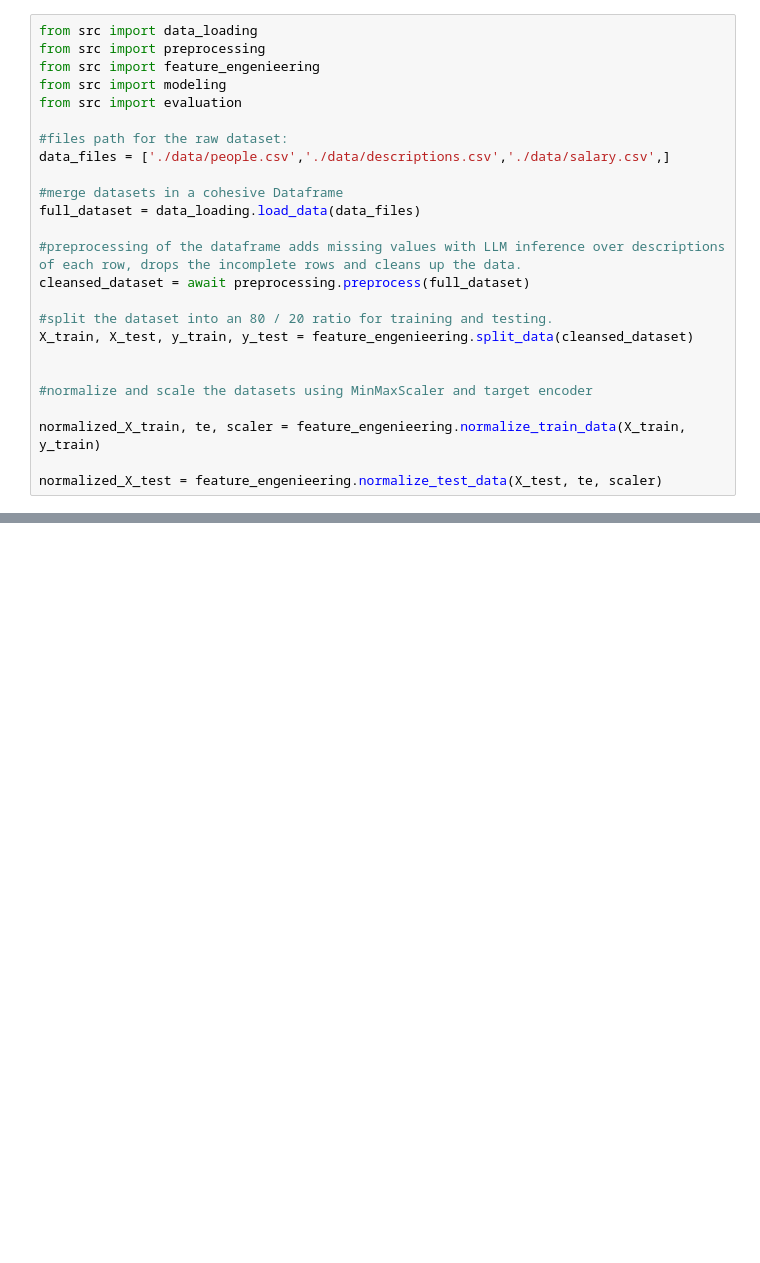
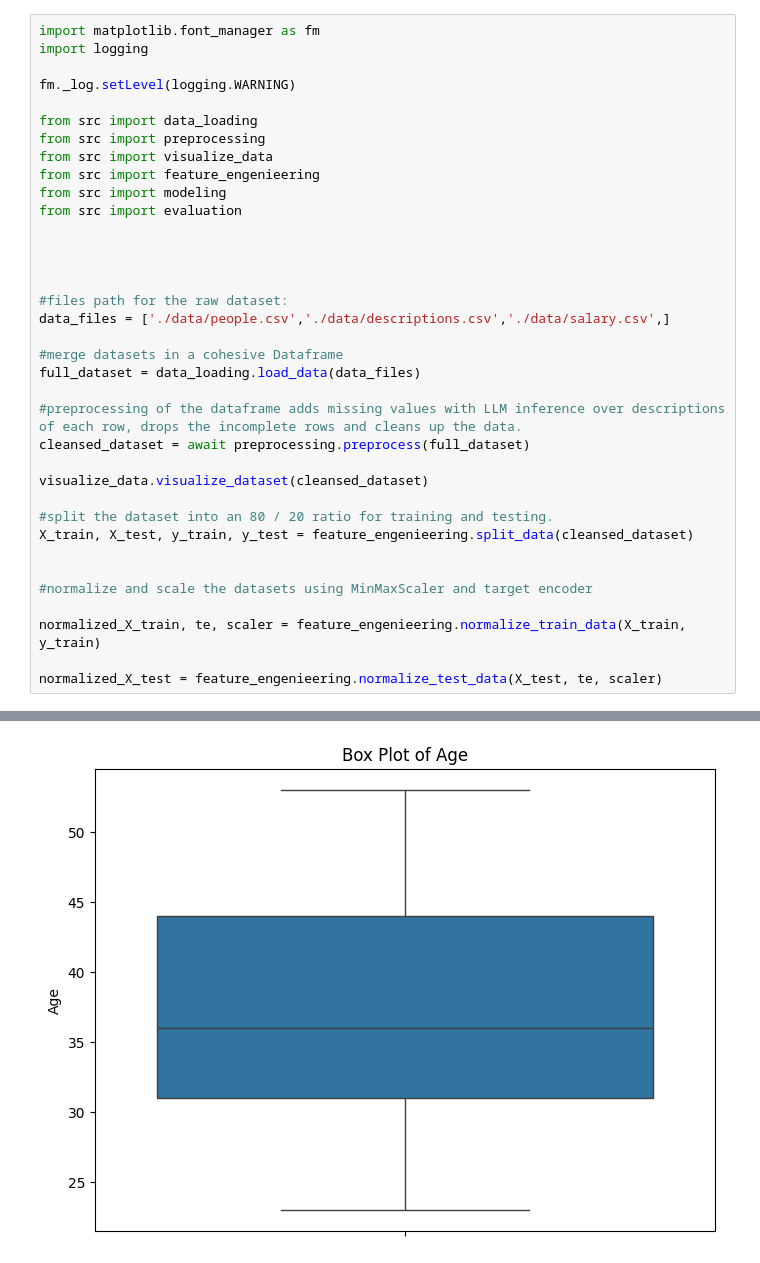
Before and after one commit to Haervwe/salary_predictive_model, a Jupyter notebook: analiysis.ipynb, the cells around one changed output, grey strips where cells are left out. Saved outputs shown, nothing was run; the diff lists cells and outputs as text; blank space fills up the shorter version.

```diff
--- a/analiysis.ipynb
+++ b/analiysis.ipynb
@@ -1,9 +8,18 @@
 # %%
+import matplotlib.font_manager as fm
+import logging
+
+fm._log.setLevel(logging.WARNING)
+
 from src import data_loading
 from src import preprocessing
+from src import visualize_data
 from src import feature_engenieering
 from src import modeling
 from src import evaluation
+
+
+
 
 #files path for the raw dataset:
 data_files = ['./data/people.csv','./data/descriptions.csv','./data/salary.csv',]
@@ -14,6 +30,8 @@ full_dataset = data_loading.load_data(data_files)
 #preprocessing of the dataframe adds missing values with LLM inference over descriptions of each row, drops the incomplete rows and cleans up the data.
 cleansed_dataset = await preprocessing.preprocess(full_dataset)
 
+visualize_data.visualize_dataset(cleansed_dataset)
+
 #split the dataset into an 80 / 20 ratio for training and testing.
 X_train, X_test, y_train, y_test = feature_engenieering.split_data(cleansed_dataset)
 
@@ -23,3 +41,4 @@ X_train, X_test, y_train, y_test = feature_engenieering.split_data(cleansed_data
 normalized_X_train, te, scaler = feature_engenieering.normalize_train_data(X_train, y_train)
 
 normalized_X_test = feature_engenieering.normalize_test_data(X_test, te, scaler)
+# %% [output]
@@ -25,0 +104 @@ normalized_X_test = feature_engenieering.normalize_test_data(X_test, te, scaler)
+[figure, added]
```
Also changed, not shown: parts of 7 cells of this notebook, 16 other files.
